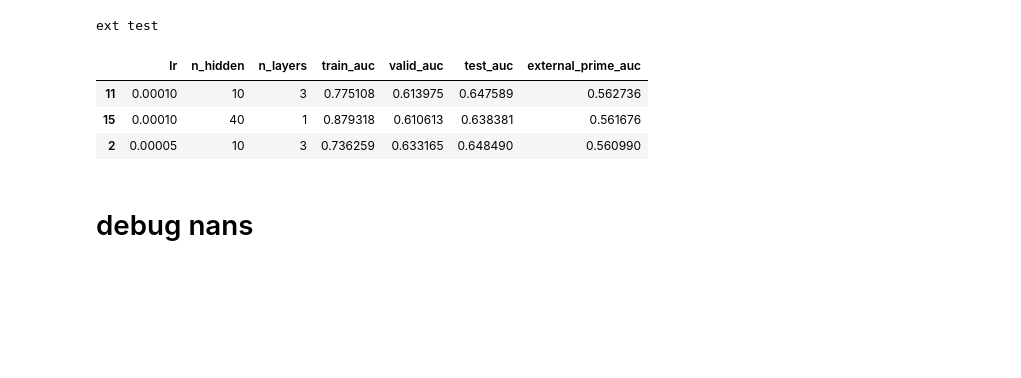
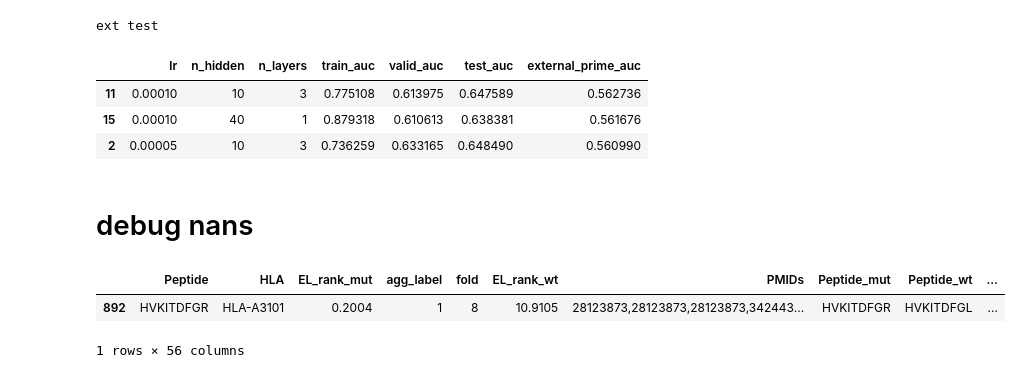
Before and after one commit to richieYT-wan/cedar, a Jupyter notebook: notebook/221117_NN_expl.ipynb, the cells around one changed output. Drawn from its saved outputs; the diff is of its cells as text; code cells hidden in the pictures; blank space fills up the shorter version.

```diff
--- a/notebook/221117_NN_expl.ipynb
+++ b/notebook/221117_NN_expl.ipynb
@@ -503,5 +503,11 @@ model = pkl_load('./model.pkl')
 optim = pkl_load('./optim.pkl')
 train_loader = pkl_load('./train_loader.pkl')
 criterion = pkl_load('./criterion.pkl')
+# %%
+cedar_related.query('Peptide=="HVKITDFGR"')
+# %% [output]
+|  | Peptide | HLA | EL_rank_mut | agg_label | fold | EL_rank_wt | PMIDs | Peptide_mut | Peptide_wt | ... |
+| 892 | HVKITDFGR | HLA-A3101 | 0.2004 | 1 | 8 | 10.9105 | 28123873,28123873,28123873,342443... | HVKITDFGR | HVKITDFGL | ... |
+1 rows × 56 columns
 # %%
 # --> When masked, standardizer returned nans in the input
```
Also changed, not shown: 3 other files.
